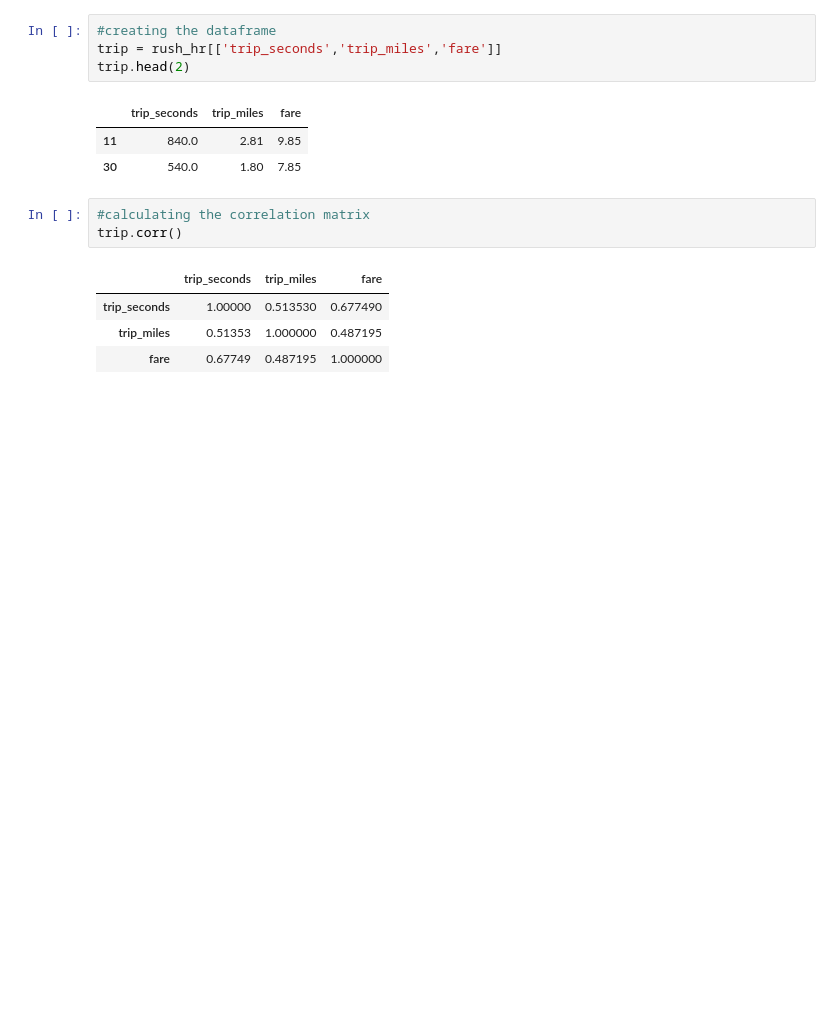
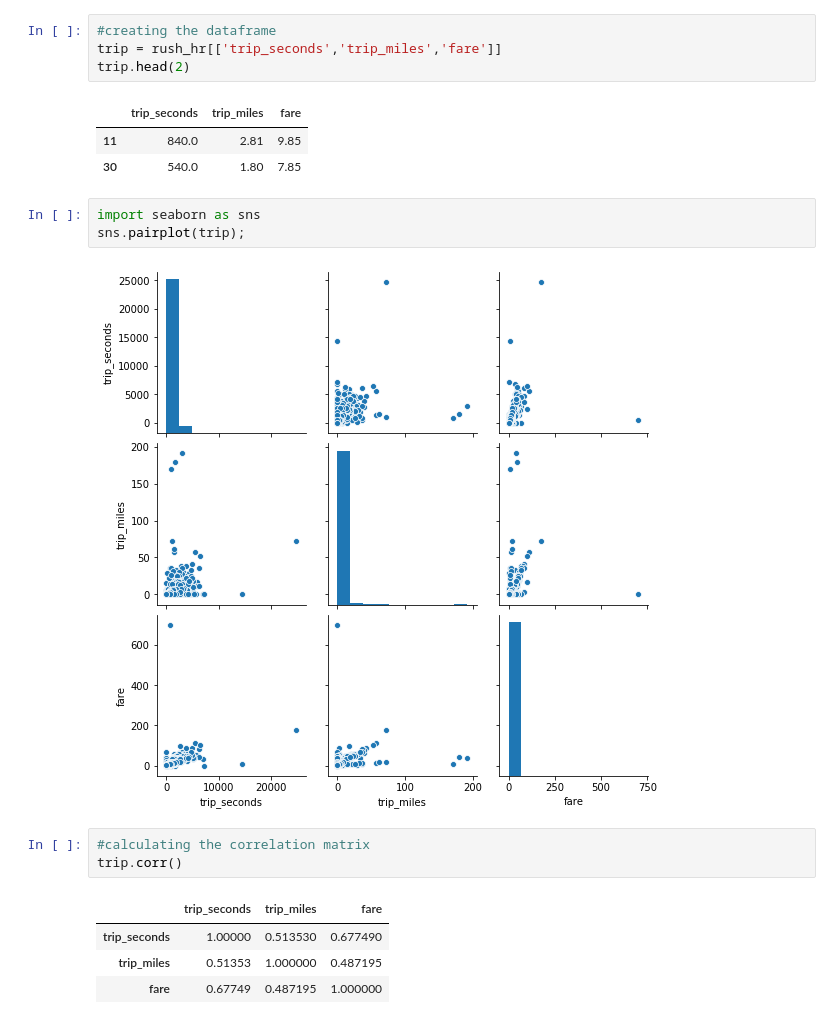
Before and after one commit to SwetaSengupta/Chicago_taxi_project, a Jupyter notebook: Taxiproject.ipynb, the cells around one changed output. Drawn from its saved outputs; the diff is of its cells as text; blank space fills up the shorter version.

```diff
--- a/Taxiproject.ipynb
+++ b/Taxiproject.ipynb
@@ -554,6 +588,11 @@ trip.head(2)
 |  | trip_seconds | trip_miles | fare |
 | 11 | 840.0 | 2.81 | 9.85 |
 | 30 | 540.0 | 1.80 | 7.85 |
+# %%
+import seaborn as sns
+sns.pairplot(trip);
+# %% [output]
+[figure, added]
 # %%
 #calculating the correlation matrix
 trip.corr()
```
Also changed, not shown: parts of 21 cells of this notebook.
